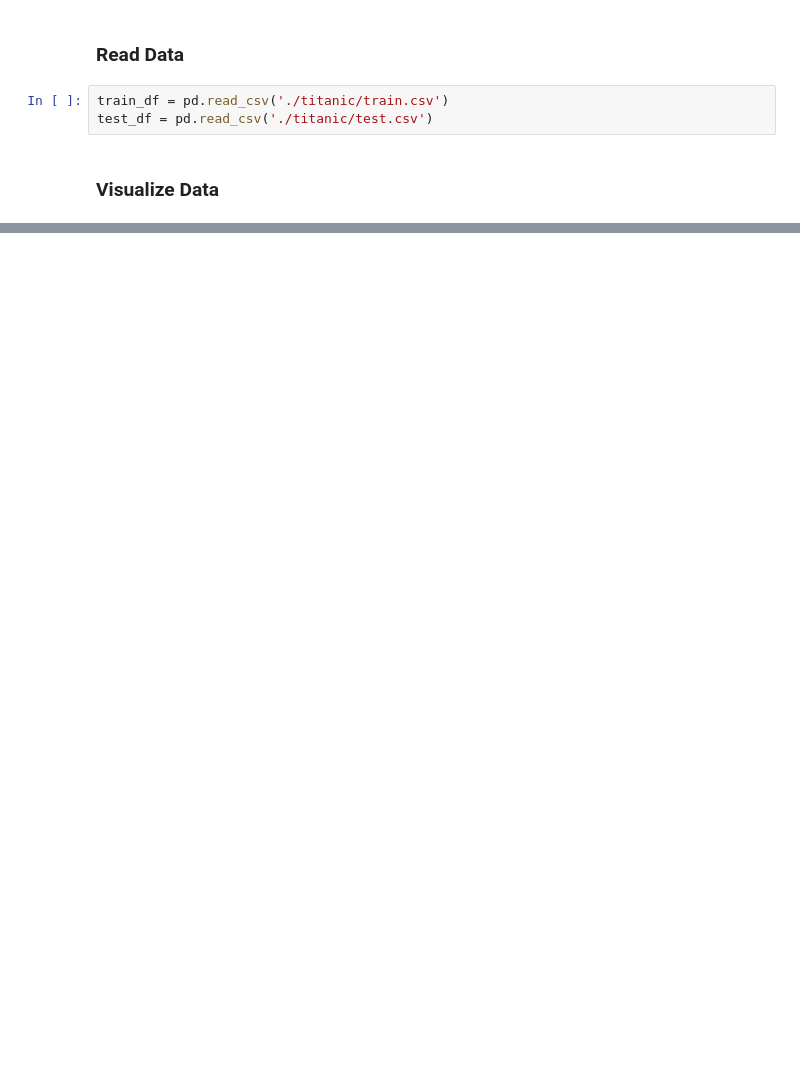
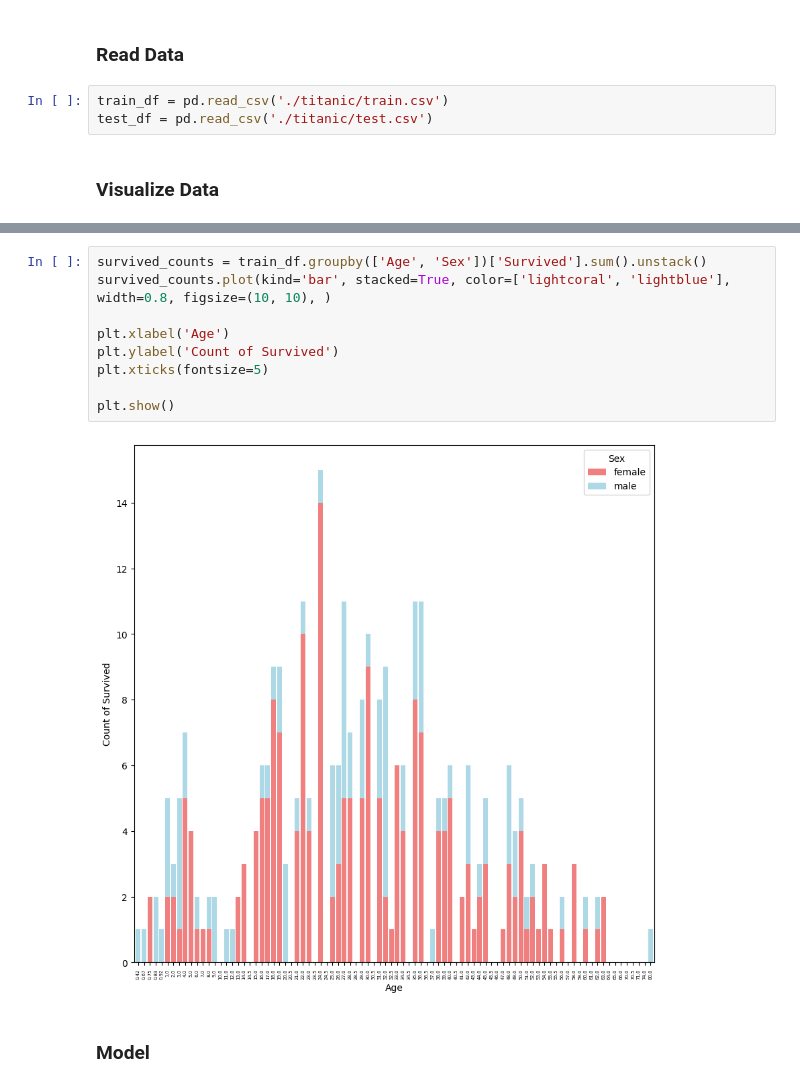
Before and after one commit to 20mattk/Kaggle-Titanic-Competition, a Jupyter notebook: titanic.ipynb, the cells around one changed output, grey strips where cells are left out. Cells and saved outputs as stored; diff of their text form; blank space fills up the shorter version.

```diff
--- a/titanic.ipynb
+++ b/titanic.ipynb
@@ -60,0 +60,13 @@ gs_df
+# %%
+survived_counts = train_df.groupby(['Age', 'Sex'])['Survived'].sum().unstack()
+survived_counts.plot(kind='bar', stacked=True, color=['lightcoral', 'lightblue'], width=0.8, figsize=(10, 10), )
+
+plt.xlabel('Age')
+plt.ylabel('Count of Survived')
+plt.xticks(fontsize=5)
+
+plt.show()
+# %% [output]
+[figure, added]
+# %% [markdown]
+### Model
```
Also changed, not shown: parts of 8 cells of this notebook.
